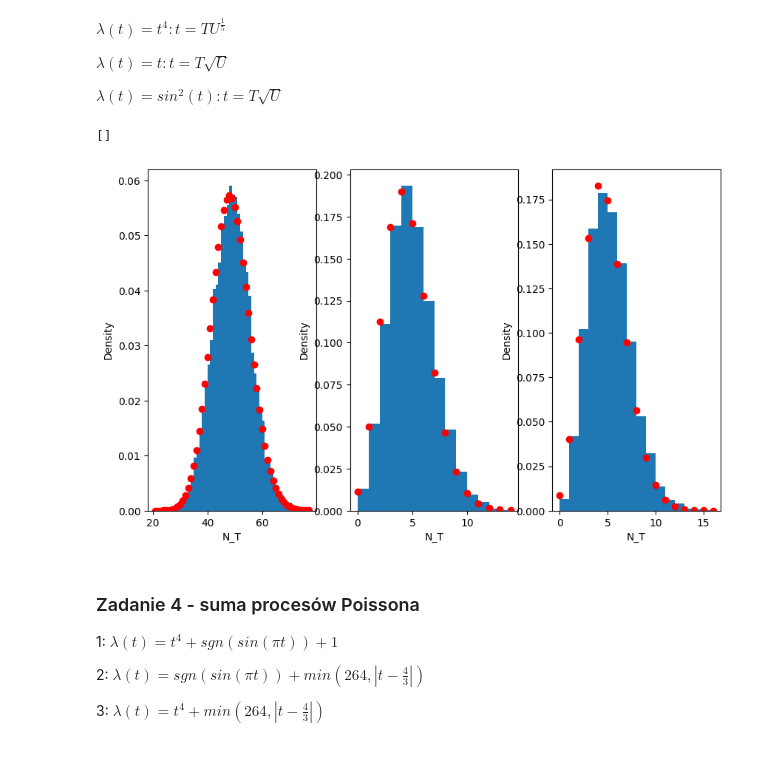
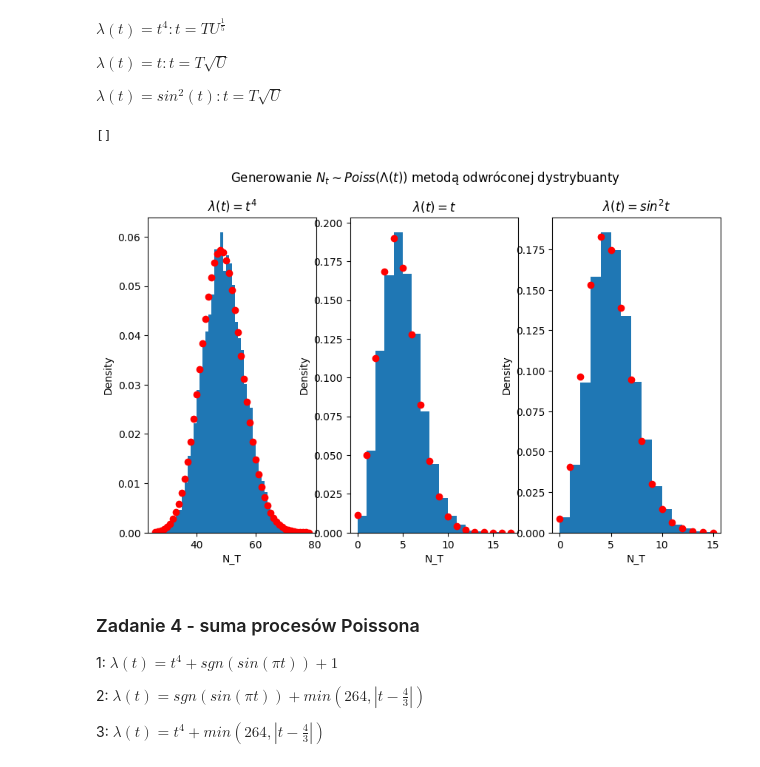
Before and after one commit to KacperPietryka/Symulacje-komputerowe, a Jupyter notebook: lista5.ipynb, the cells around one changed output. Saved outputs shown, nothing was run; the diff lists cells and outputs as text; code cells hidden in the pictures.

```diff
--- a/lista5.ipynb
+++ b/lista5.ipynb
@@ -58,11 +58,11 @@ for i in range(3):
     S_list = []
 
     for p in range(1000):
-        S = S_1(f_list[i], 7)
+        S = S_1(f_list[i], 4)
         S_list.append(S)
 
     for j in range(3):
-        Nt_values = [N_t(np.array(s), t_values[j]) for s in S_list]
+        Nt_values = [N_t(np.array(s), t_values[j]) for s in S_list] # lista N_t dla ustalonego t
         k_values = np.arange(0, max(Nt_values)+1)
         pmf = y_poiss(f_list[i], t_values[j], k_values)
         bins = np.arange(np.min(Nt_values), np.max(Nt_values), 1)
@@ -121,34 +121,39 @@ T = 3
 def simulate_process(M, T, rev_distr, func):
     N = 10000
     S_list = []
     for _ in range(N):
         S = S_2(M, T, rev_distr)
         S_list.append(S)
     Nt_values = [N_t(np.array(s), T) for s in S_list]
     x = np.arange(np.min(Nt_values), np.max(Nt_values) + 1, 1)
     y_theory = y_poiss(func, T, x)
     return (x, Nt_values, y_theory)
 
 poiss_data = []
 poiss_data.append(simulate_process(M=T**5/5, T=T, rev_distr=rev_t4, func=lambda t: t**4))
 poiss_data.append(simulate_process(M=1/2*T**2, T=T, rev_distr=rev_t, func=lambda t: t))
 T = 10
 poiss_data.append(simulate_process(M=1/2*T - 1/4*np.sin(2*T), T=T, rev_distr=rev_sin, func=lambda t: np.sin(t)**2))
 
 for k in range(3):
     x = poiss_data[k][0]
     epiric_Nt = poiss_data[k][1]
     y_theory = poiss_data[k][2]
 
     ax[k].hist(epiric_Nt, bins=x, density=True)
     ax[k].plot(x, y_theory, 'ro')
     ax[k].set_xlabel('N_T')
     ax[k].set_ylabel('Density')
 
+ax[0].set_title('$\lambda(t) = t^4$')
+ax[1].set_title('$\lambda(t) = t$')
+ax[2].set_title('$\lambda(t) = sin^2t$')
+fig.text(x=0.5, y=0.9, s=r'Generowanie $N_t \sim Poiss(\Lambda(t))$ metodą odwróconej dystrybuanty', fontsize=12, ha='center')
+fig.subplots_adjust(top=0.82)
 plt.plot()
 # %% [output]
 []
-[figure, old version]
+[figure, new version]
 # %% [markdown]
 ### Zadanie 4 - suma procesów Poissona
 
```
Also changed, not shown: parts of 6 cells of this notebook.
